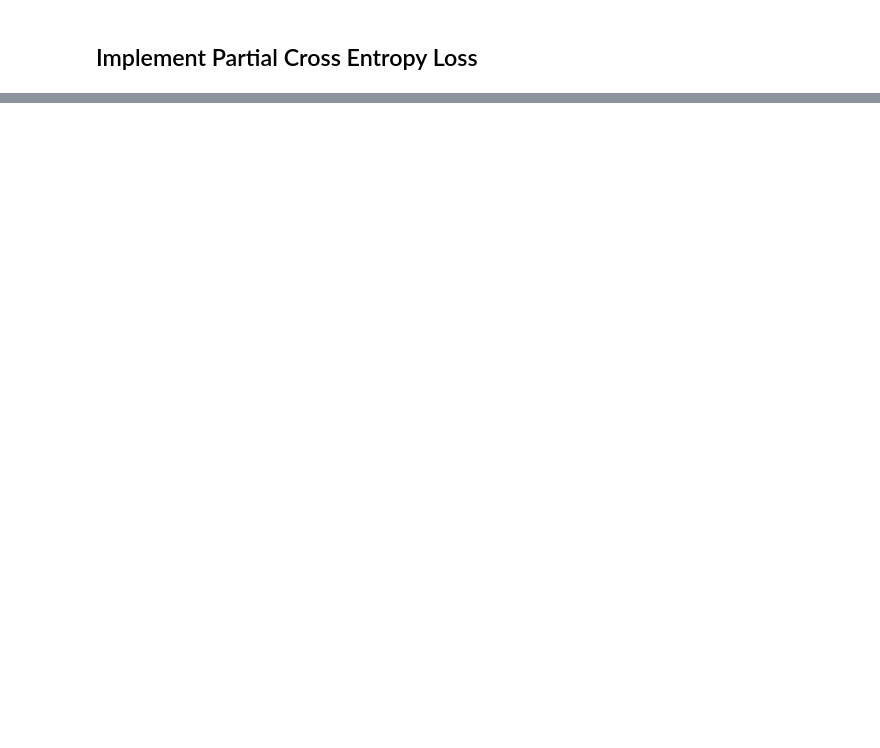
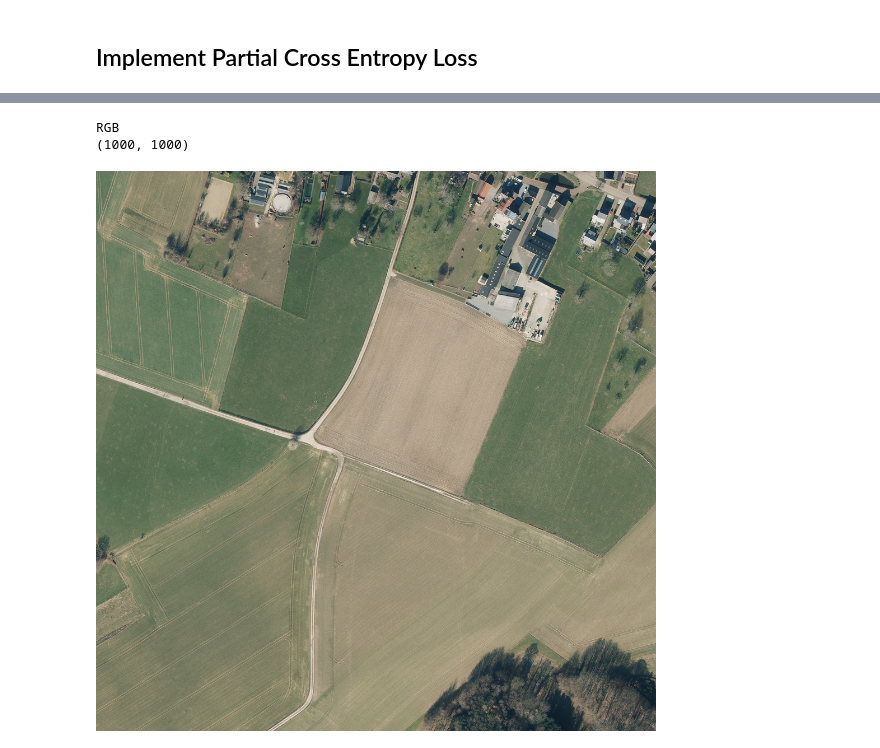
Before and after one commit to ESLAMYASSER-1/SparseSeg-PCE-Point-Supervised-Remote-Sensing-Segmentation-with-Partial-Cross-Entropy, a Jupyter notebook: src/notebooks/main.ipynb, the cells around one changed output, grey strips where cells are left out. Saved outputs shown, nothing was run; the diff lists cells and outputs as text; code cells hidden in the pictures; blank space fills up the shorter version.

```diff
--- a/src/notebooks/main.ipynb
+++ b/src/notebooks/main.ipynb
@@ -74,0 +97,14 @@ def segmentation_metrics(y_true, y_pred, num_classes):
+# %%
+imageDir = "../../../OpenEarthMap/OpenEarthMap_wo_xBD/aachen/images/aachen_1.tif"
+# %%
+from PIL import Image
+
+img = Image.open(imageDir)
+
+print(img.mode)
+print(img.size)
+img.show()
+# %% [output]
+RGB
+(1000, 1000)
+[figure, added]
```
Also changed, not shown: parts of 10 cells of this notebook, 4 other files.
